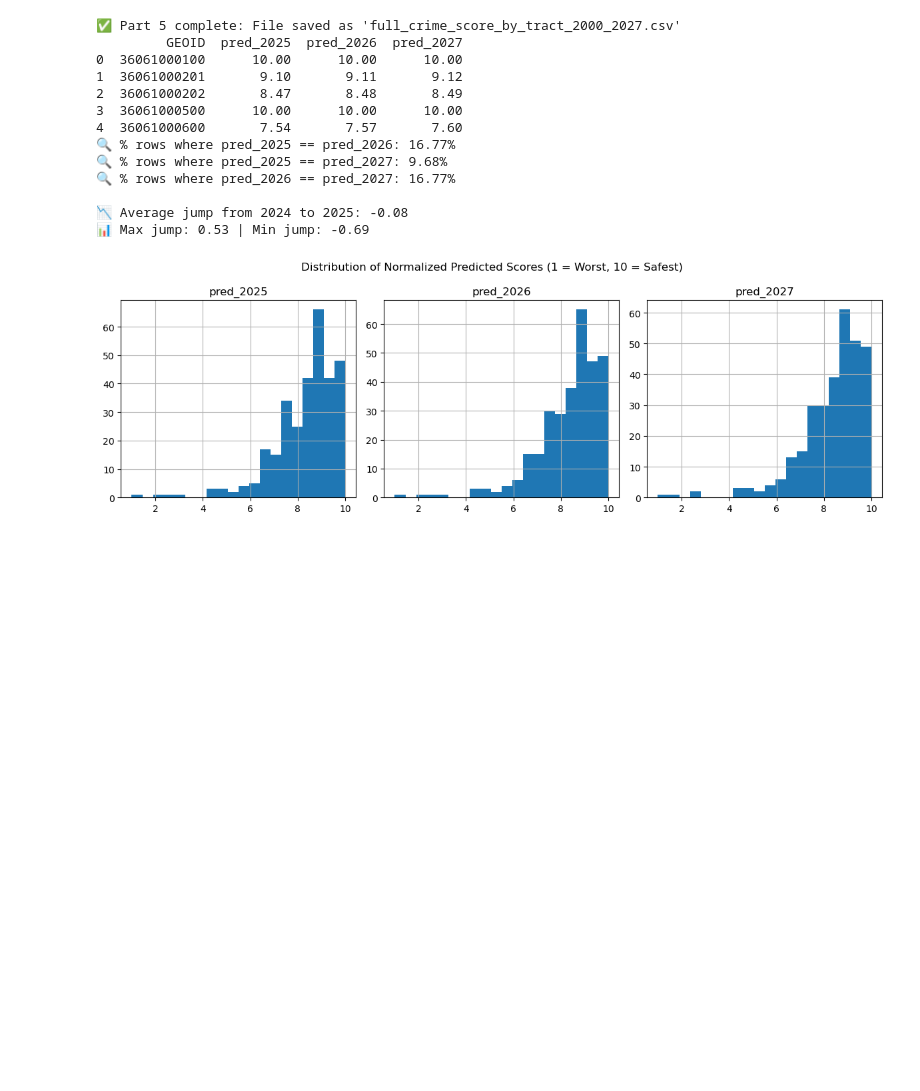
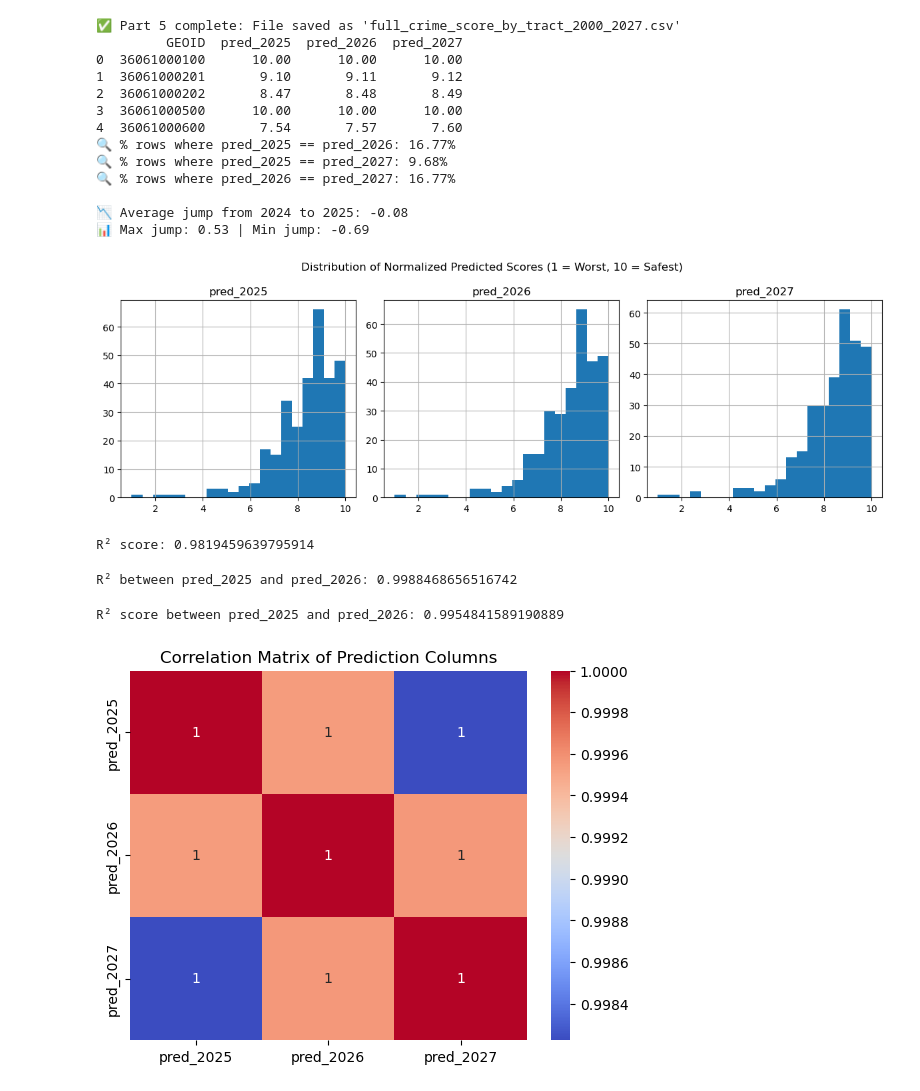
Before and after one commit to bigburko/nyc-busyness, a Jupyter notebook: etl/crime score/4-crime_score_ML_Pipeline.ipynb, the cells around one changed output. Drawn from its saved outputs; the diff is of its cells as text; code cells hidden in the pictures; blank space fills up the shorter version.

```diff
--- a/etl/crime score/4-crime_score_ML_Pipeline.ipynb
+++ b/etl/crime score/4-crime_score_ML_Pipeline.ipynb
@@ -291,3 +291,49 @@ plt.tight_layout()
 plt.show()
 # %% [output]
 [figure]
+# %%
+from sklearn.metrics import r2_score
+
+# Extract the actual and predicted values
+actual_2025_values = norm_df["year_2024"]
+predicted_2025_values = norm_df["pred_2025"]
+
+# Calculate R²
+r2 = r2_score(actual_2025_values, predicted_2025_values)
+print("R² score:", r2)
+# %% [output]
+R² score: 0.9819459639795914
+# %%
+from sklearn.metrics import r2_score
+
+# Not a true R² but shows consistency across years
+r2_2026_vs_2025 = r2_score(norm_df["pred_2025"], norm_df["pred_2026"])
+print("R² between pred_2025 and pred_2026:", r2_2026_vs_2025)
+# %% [output]
+R² between pred_2025 and pred_2026: 0.9988468656516742
+# %%
+from sklearn.metrics import r2_score
+
+# Make sure both columns exist and contain no NaN values
+pred_2025 = norm_df["pred_2025"]
+pred_2027 = norm_df["pred_2027"]
+
+# Compute R² between the two prediction sets
+r2_pred_2025_2027 = r2_score(pred_2025, pred_2027)
+print("R² score between pred_2025 and pred_2026:", r2_pred_2025_2027)
+# %% [output]
+R² score between pred_2025 and pred_2026: 0.9954841589190889
+# %%
+import seaborn as sns
+import matplotlib.pyplot as plt
+
+# Select only prediction columns
+pred_cols = [col for col in norm_df.columns if col.startswith("pred_")]
+corr_matrix = norm_df[pred_cols].corr()
+
+# Plot heatmap
+sns.heatmap(corr_matrix, annot=True, cmap="coolwarm")
+plt.title("Correlation Matrix of Prediction Columns")
+plt.show()
+# %% [output]
+[figure, added]
```
